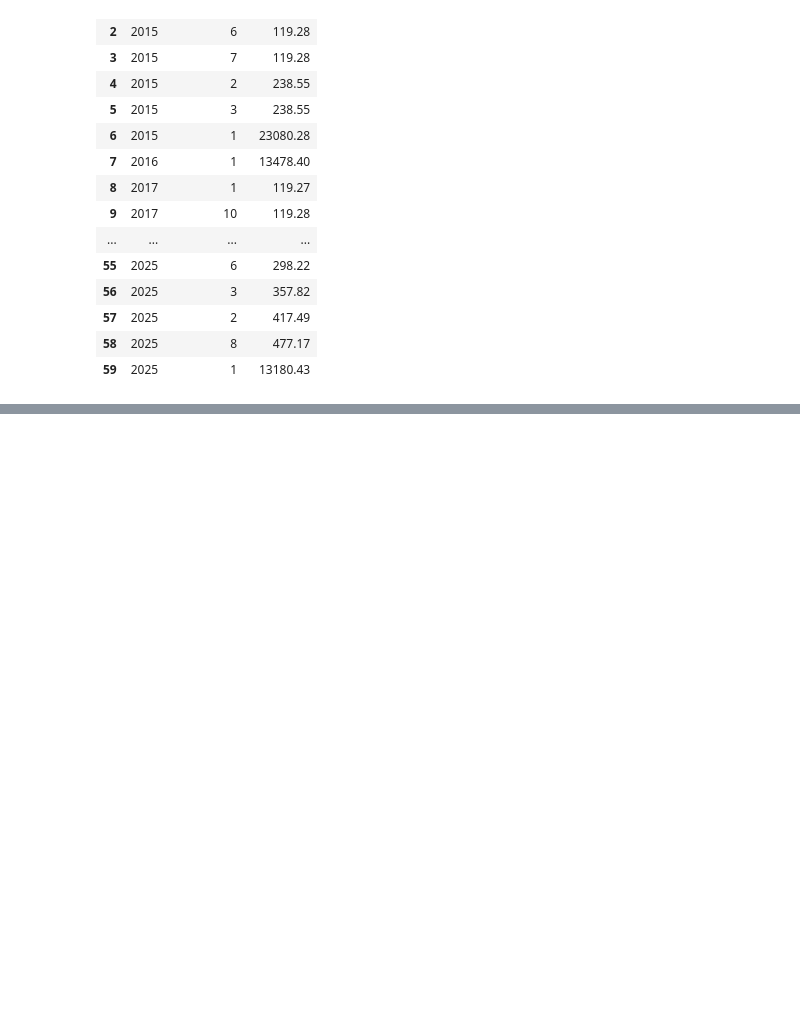
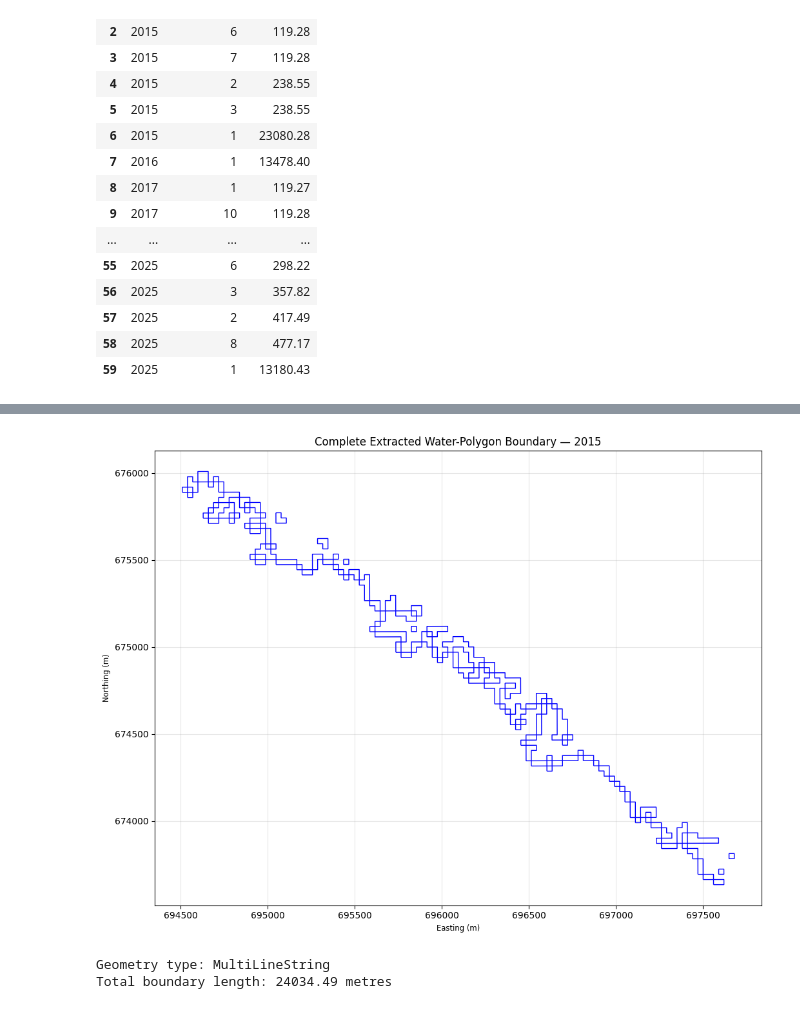
Before and after one commit to ayooluwaestheraladetuyi-cpu/aiyetoro-shoreline-analysis, a Jupyter notebook: Aiyetoro_XGBoost_SHAP_Analysis.ipynb, the cells around one changed output, grey strips where cells are left out. Saved outputs shown, nothing was run; the diff lists cells and outputs as text; code cells hidden in the pictures; blank space fills up the shorter version.

```diff
--- a/Aiyetoro_XGBoost_SHAP_Analysis.ipynb
+++ b/Aiyetoro_XGBoost_SHAP_Analysis.ipynb
@@ -531,0 +860,34 @@ Columns: ['ndwi_thres', 'year', 'shoreline', 'count', 'geometry']
+# %%
+import geopandas as gpd
+import matplotlib.pyplot as plt
+
+# Combine all 2015 shoreline features
+shoreline_2015 = gpd.read_file(
+    next(f for f in files if "2015" in f)
+).to_crs("EPSG:32631")
+
+combined = shoreline_2015.geometry.union_all()
+
+# Plot the complete extracted boundary
+fig, ax = plt.subplots(figsize=(12, 8))
+
+gpd.GeoSeries(
+    [combined],
+    crs=shoreline_2015.crs
+).plot(ax=ax, color="blue", linewidth=1)
+
+ax.set_title("Complete Extracted Water-Polygon Boundary — 2015")
+ax.set_xlabel("Easting (m)")
+ax.set_ylabel("Northing (m)")
+ax.set_aspect("equal")
+ax.grid(True, alpha=0.3)
+
+plt.tight_layout()
+plt.show()
+
+print("Geometry type:", combined.geom_type)
+print("Total boundary length:", round(combined.length, 2), "metres")
+# %% [output]
+[figure, added]
+Geometry type: MultiLineString
+Total boundary length: 24034.49 metres
```
Also changed, not shown: parts of 62 cells of this notebook.
